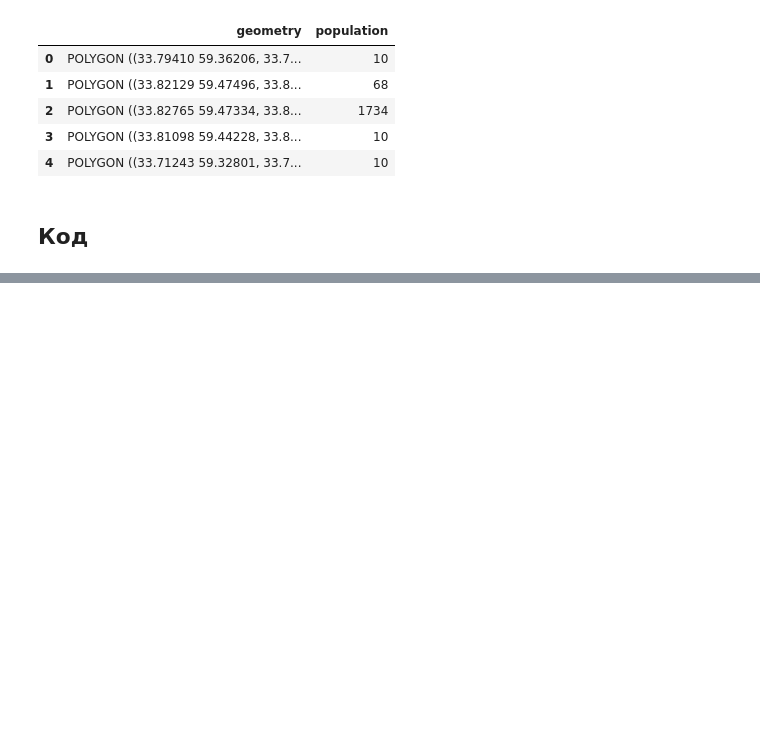
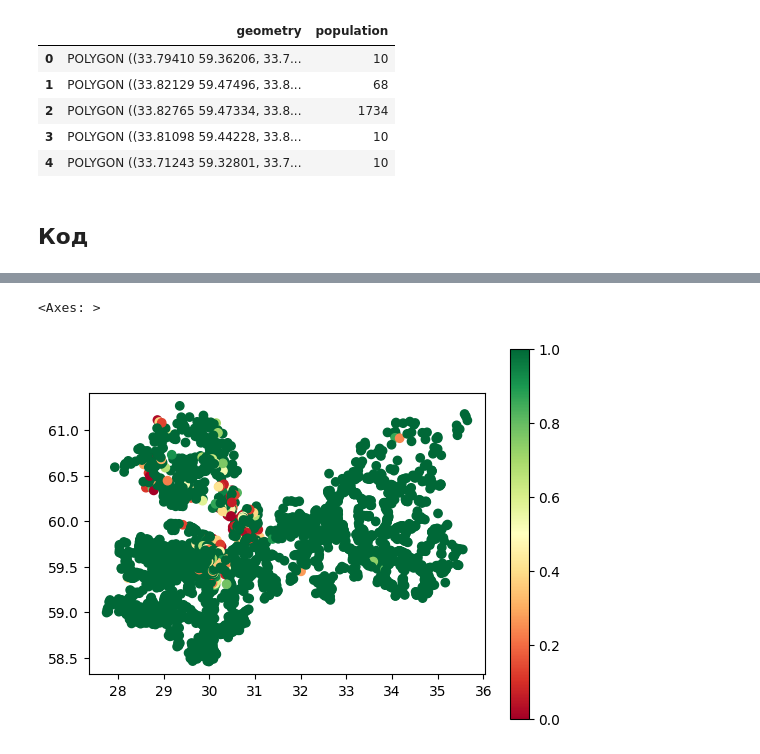
Before and after one commit to aimclub/blocksnet, a Jupyter notebook: examples/test.ipynb, the cells around one changed output, grey strips where cells are left out. Saved outputs shown, nothing was run; the diff lists cells and outputs as text; code cells hidden in the pictures; blank space fills up the shorter version.

Commit message:
feat: provision model refactor

```diff
--- a/examples/test.ipynb
+++ b/examples/test.ipynb
@@ -321,0 +250,17 @@ class ProvisionModel(BaseModel):
+# %%
+class SuppliesSchema(pa.DataFrameModel):
+  idx : Index[int] = pa.Field(unique=True)
+  supply : Series[float] = pa.Field(coerce = True)
+  # delta : Series[float] = pa.Field(coerce = True, nullable=True)
+
+  # class Config:
+  #   add_missing_columns = True
+
+supplies = []
+for i in towns.index:
+  supplies.append({
+    'id' : i,
+    'supply' : random.randint(0,100)
+  })
+supplies_df = pd.DataFrame(supplies).set_index('id', drop=True)
+SuppliesSchema(supplies_df).head()
@@ -321,0 +275,19 @@ class ProvisionModel(BaseModel):
+# %%
+from shapely import Point
+
+class TownsSchema(BaseSchema):
+  idx : Index[int] = pa.Field(unique=True)
+  population : Series[int] = pa.Field(coerce = True)
+  _geom_types = [Point]
+  # delta : Series[float] = pa.Field(coerce = True, nullable=True)
+
+  @pa.parser('geometry')
+  @classmethod
+  def parse_geometry(cls, series):
+    name = series.name
+    return series.representative_point().rename(name)
+
+  # class Config:
+  #   add_missing_columns = True
+
+TownsSchema(towns).head()
@@ -321,0 +459,5 @@ class ProvisionModel(BaseModel):
+# %%
+towns.index = acc_mx.index
+prov_model = ProvisionModel(towns, acc_mx)
+# %%
+res = prov_model.calculate(supplies_df, service_type)
@@ -321,0 +471,5 @@ class ProvisionModel(BaseModel):
+# %%
+res.plot(column='provision', cmap='RdYlGn', vmax=1, vmin=0, legend=True)
+# %% [output]
+<Axes: >
+[figure, added]
```
Also changed, not shown: parts of 21 cells of this notebook, 15 other files.
